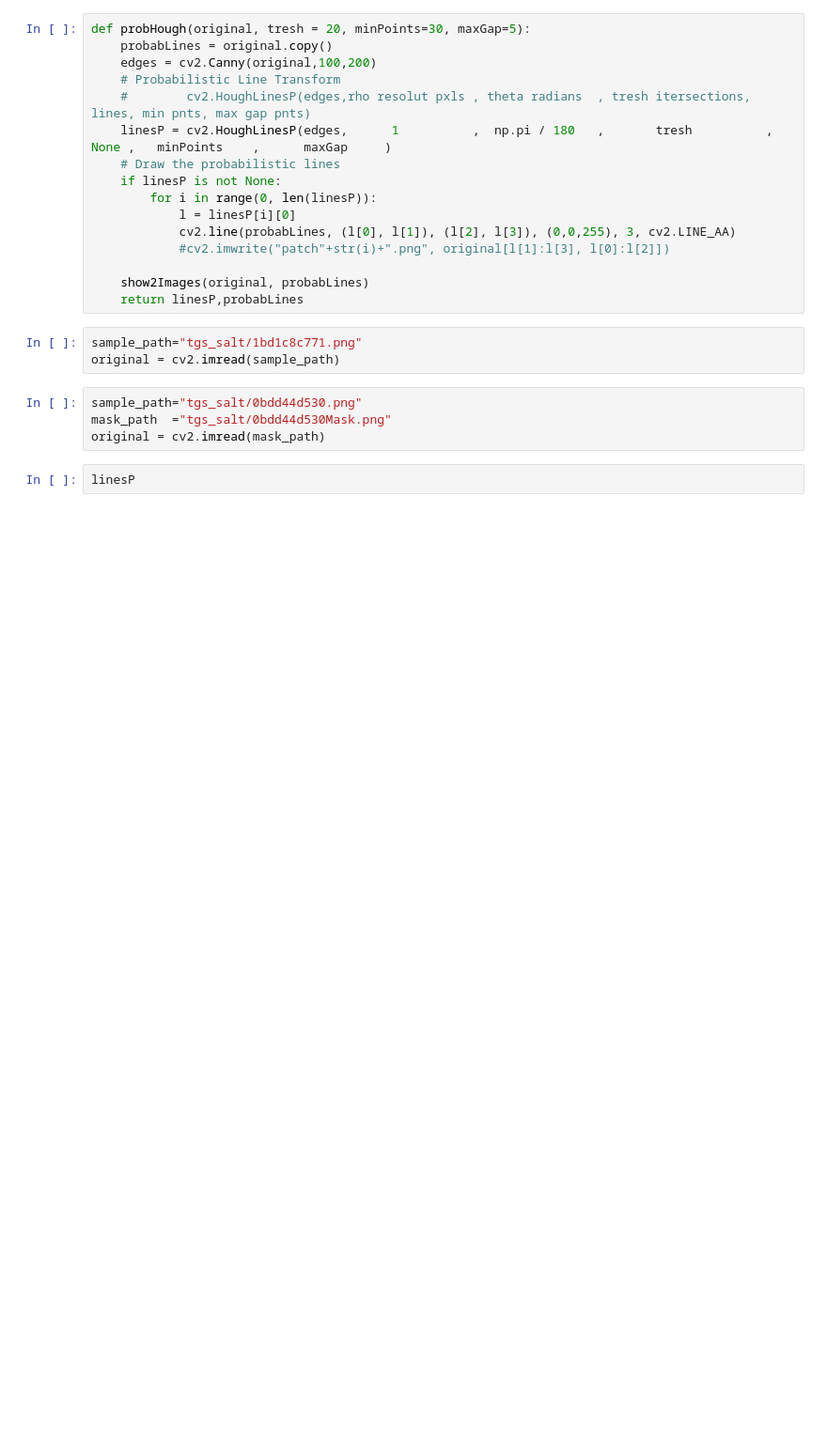
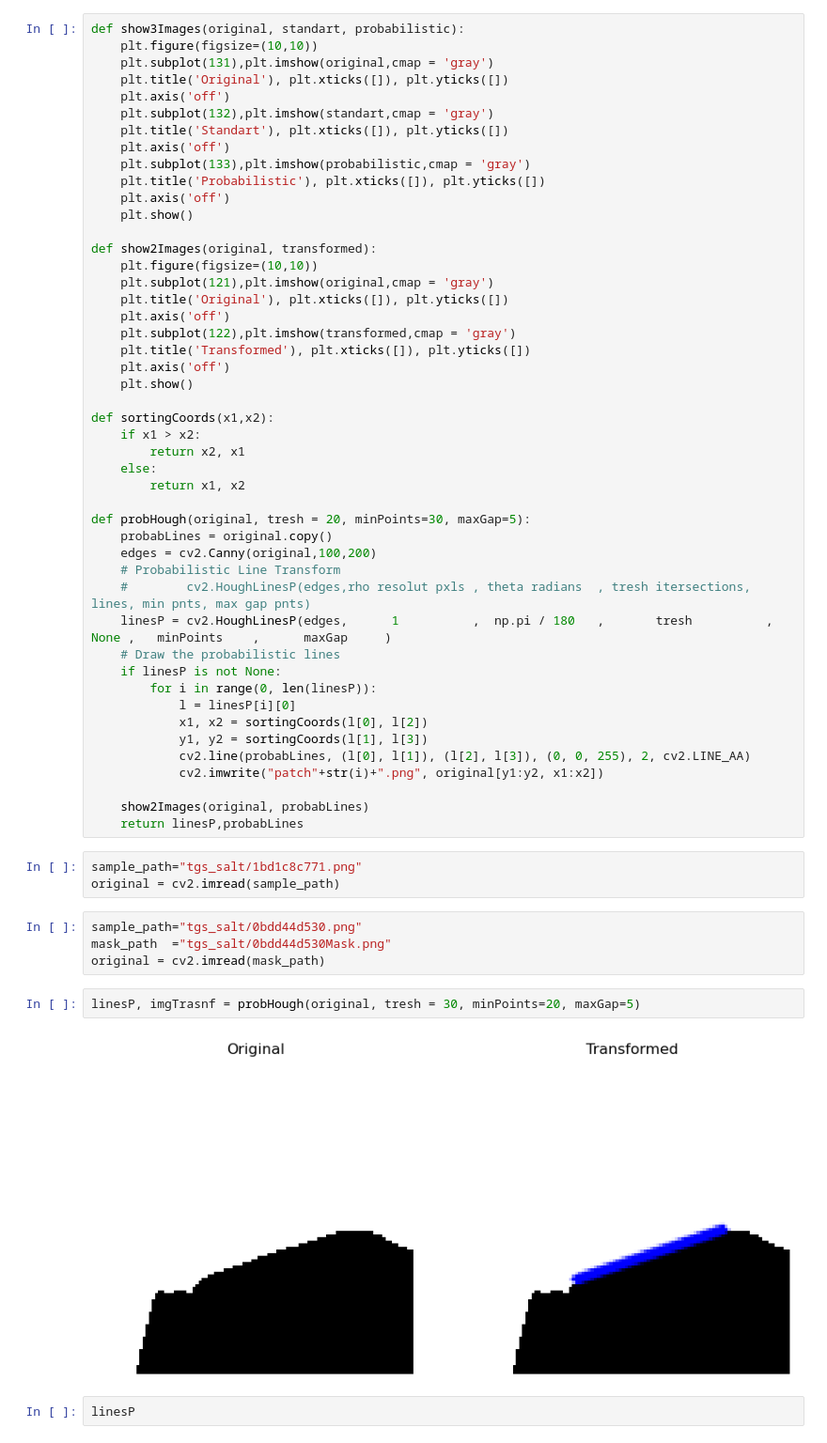
Before and after one commit to lucterres/textureSSD, a Jupyter notebook: angles.ipynb, the cells around one changed output. Shown: that part at 94% size. Saved outputs shown, nothing was run; the diff lists cells and outputs as text; blank space fills up the shorter version.

```diff
--- a/angles.ipynb
+++ b/angles.ipynb
@@ -98,6 +75,35 @@ lines.size
 # %% [output]
 33396
 # %%
+def show3Images(original, standart, probabilistic):
+    plt.figure(figsize=(10,10))
+    plt.subplot(131),plt.imshow(original,cmap = 'gray')
+    plt.title('Original'), plt.xticks([]), plt.yticks([])
+    plt.axis('off')
+    plt.subplot(132),plt.imshow(standart,cmap = 'gray')
+    plt.title('Standart'), plt.xticks([]), plt.yticks([])
+    plt.axis('off')
+    plt.subplot(133),plt.imshow(probabilistic,cmap = 'gray')
+    plt.title('Probabilistic'), plt.xticks([]), plt.yticks([])
+    plt.axis('off')
+    plt.show()
+
+def show2Images(original, transformed):
+    plt.figure(figsize=(10,10))
+    plt.subplot(121),plt.imshow(original,cmap = 'gray')
+    plt.title('Original'), plt.xticks([]), plt.yticks([])
+    plt.axis('off')
+    plt.subplot(122),plt.imshow(transformed,cmap = 'gray')
+    plt.title('Transformed'), plt.xticks([]), plt.yticks([])
+    plt.axis('off')
+    plt.show()
+
+def sortingCoords(x1,x2):
+    if x1 > x2:
+        return x2, x1
+    else:
+        return x1, x2
+
 def probHough(original, tresh = 20, minPoints=30, maxGap=5):
 	probabLines = original.copy()
 	edges = cv2.Canny(original,100,200)
@@ -108,8 +114,10 @@ def probHough(original, tresh = 20, minPoints=30, maxGap=5):
 	if linesP is not None:
 		for i in range(0, len(linesP)):
 			l = linesP[i][0]
-			cv2.line(probabLines, (l[0], l[1]), (l[2], l[3]), (0,0,255), 3, cv2.LINE_AA)
-			#cv2.imwrite("patch"+str(i)+".png", original[l[1]:l[3], l[0]:l[2]])
+			x1, x2 = sortingCoords(l[0], l[2])
+			y1, y2 = sortingCoords(l[1], l[3])
+			cv2.line(probabLines, (l[0], l[1]), (l[2], l[3]), (0, 0, 255), 2, cv2.LINE_AA)
+			cv2.imwrite("patch"+str(i)+".png", original[y1:y2, x1:x2])
 
 	show2Images(original, probabLines)
 	return linesP,probabLines
@@ -120,6 +128,10 @@ original = cv2.imread(sample_path)
 sample_path="tgs_salt/0bdd44d530.png"
 mask_path  ="tgs_salt/0bdd44d530Mask.png"
 original = cv2.imread(mask_path)
+# %%
+linesP, imgTrasnf = probHough(original, tresh = 30, minPoints=20, maxGap=5)
+# %% [output]
+[figure, added]
 # %%
 linesP
 # %% [output]
```
Also changed, not shown: parts of 2 cells of this notebook, 19 other files.
